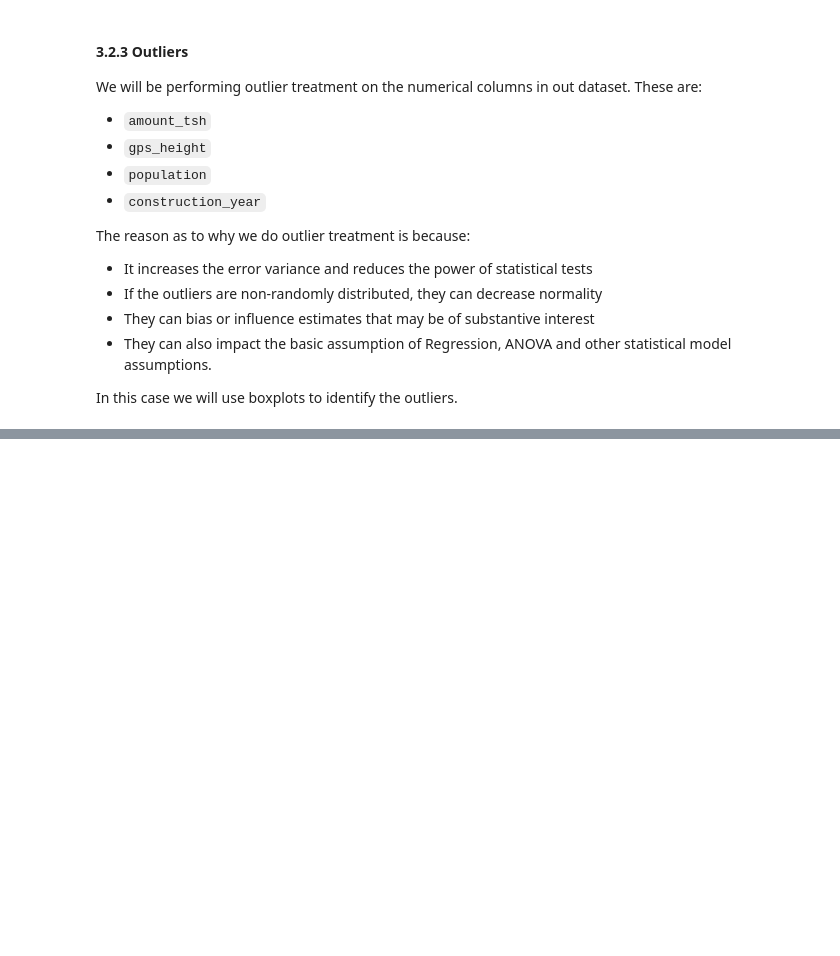
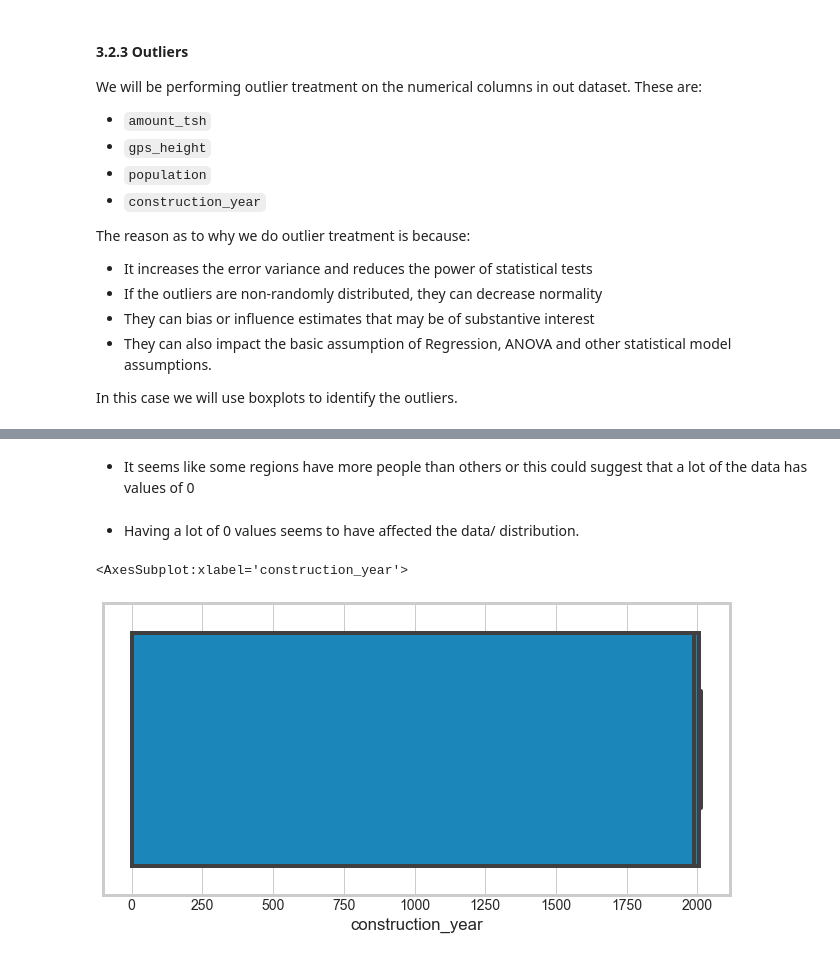
Before and after one commit to femikamau/Tanzanian-Water-Wells-Prediction, a Jupyter notebook: index.ipynb, the cells around one changed output, grey strips where cells are left out. Drawn from its saved outputs; the diff is of its cells as text; code cells hidden in the pictures; blank space fills up the shorter version.

```diff
--- a/index.ipynb
+++ b/index.ipynb
@@ -553,0 +585,10 @@ In this case we will use boxplots to identify the outliers.
+# %% [markdown]
+- It seems like some regions have more people than others or this could suggest that a lot of the data has values of 0
+# %% [markdown]
+- Having a lot of 0 values seems to have affected the data/ distribution.
+# %%
+plt.figure(figsize=(10,5))
+sns.boxplot(x='construction_year', data= new_data)
+# %% [output]
+<AxesSubplot:xlabel='construction_year'>
+[figure, added]
```
Also changed, not shown: parts of 11 cells of this notebook.
